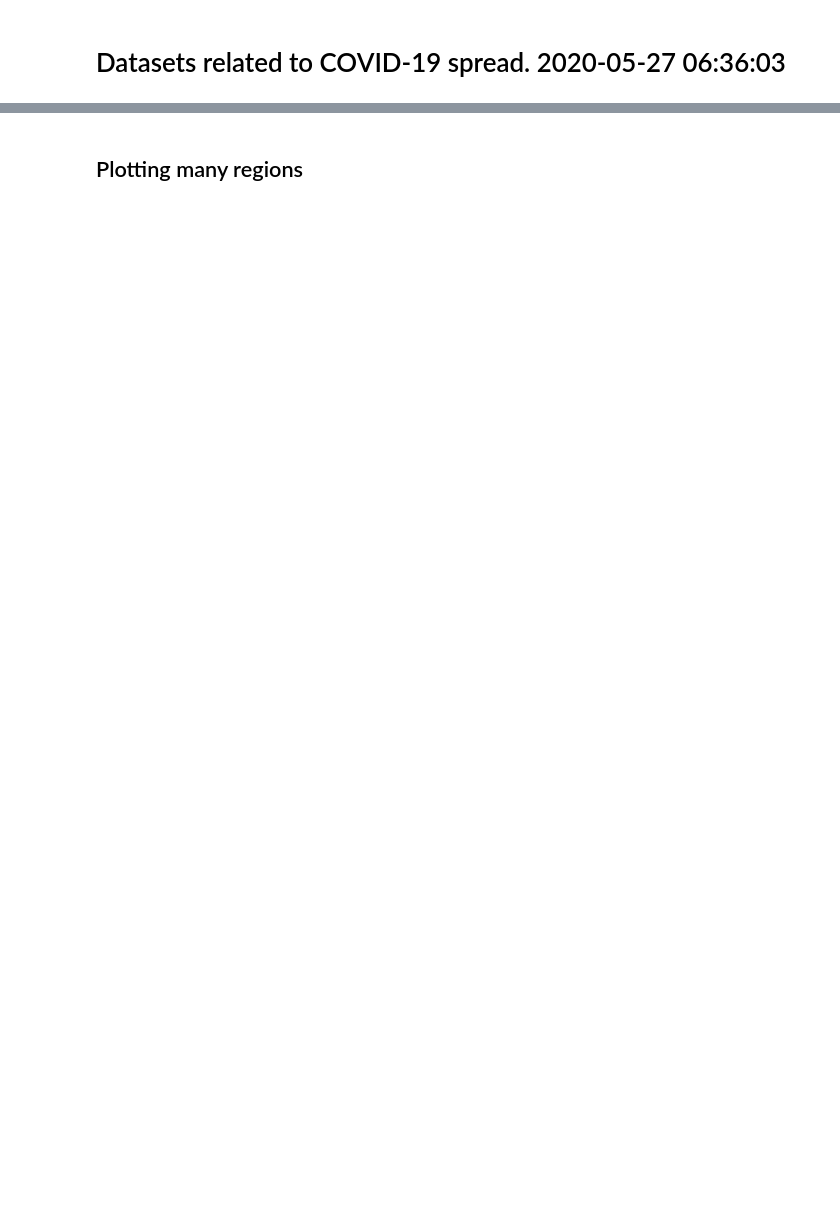
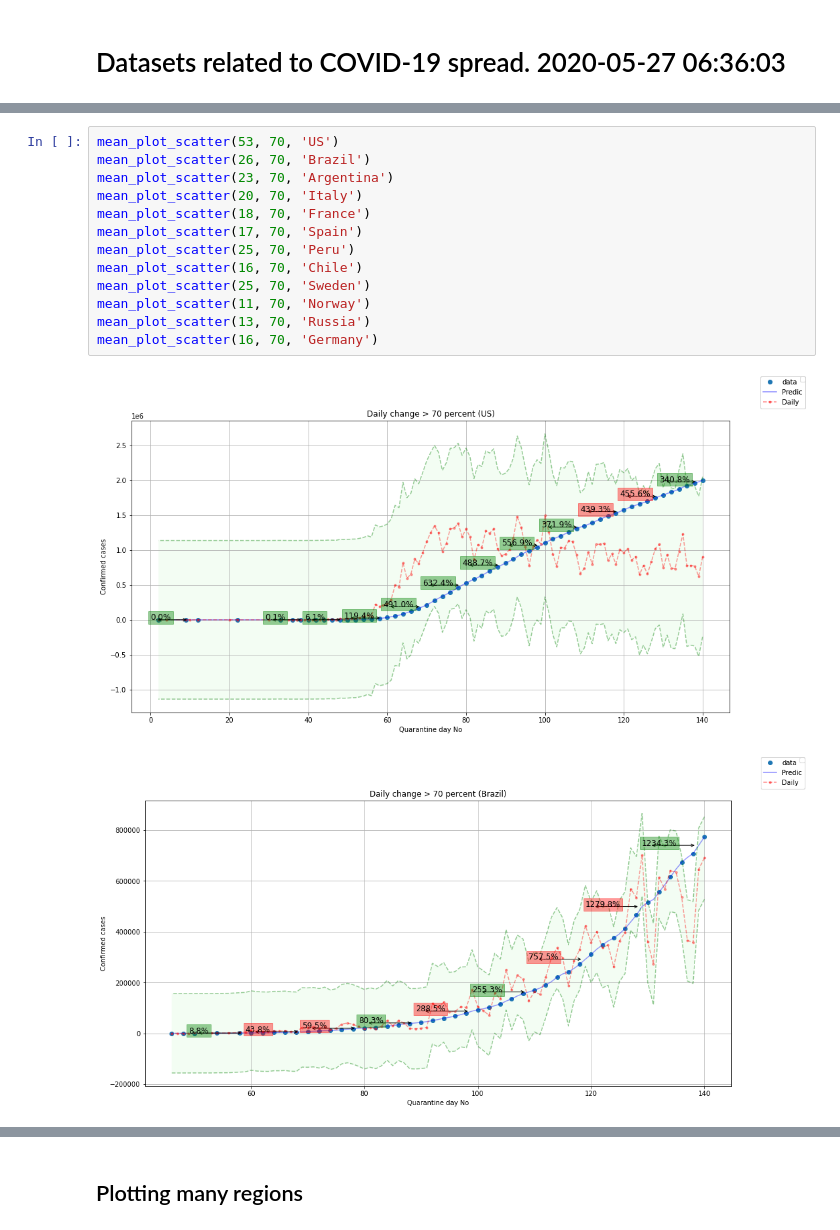
Before and after one commit to fovtran/nvc19_repo, a Jupyter notebook: python-covid/Covid-19.ipynb, the cells around one changed output, grey strips where cells are left out. Saved outputs shown, nothing was run; the diff lists cells and outputs as text; blank space fills up the shorter version.

```diff
--- a/python-covid/Covid-19.ipynb
+++ b/python-covid/Covid-19.ipynb
@@ -102,0 +253,16 @@ Last record:  {125: {'date': datetime.date(2020, 5, 26), 'count': 13228}}
+# %%
+mean_plot_scatter(53, 70, 'US')
+mean_plot_scatter(26, 70, 'Brazil')
+mean_plot_scatter(23, 70, 'Argentina')
+mean_plot_scatter(20, 70, 'Italy')
+mean_plot_scatter(18, 70, 'France')
+mean_plot_scatter(17, 70, 'Spain')
+mean_plot_scatter(25, 70, 'Peru')
+mean_plot_scatter(16, 70, 'Chile')
+mean_plot_scatter(25, 70, 'Sweden')
+mean_plot_scatter(11, 70, 'Norway')
+mean_plot_scatter(13, 70, 'Russia')
+mean_plot_scatter(16, 70, 'Germany')
+# %% [output]
+[figure, added]
+[figure, added]
```
Also changed, not shown: parts of 20 cells of this notebook.
